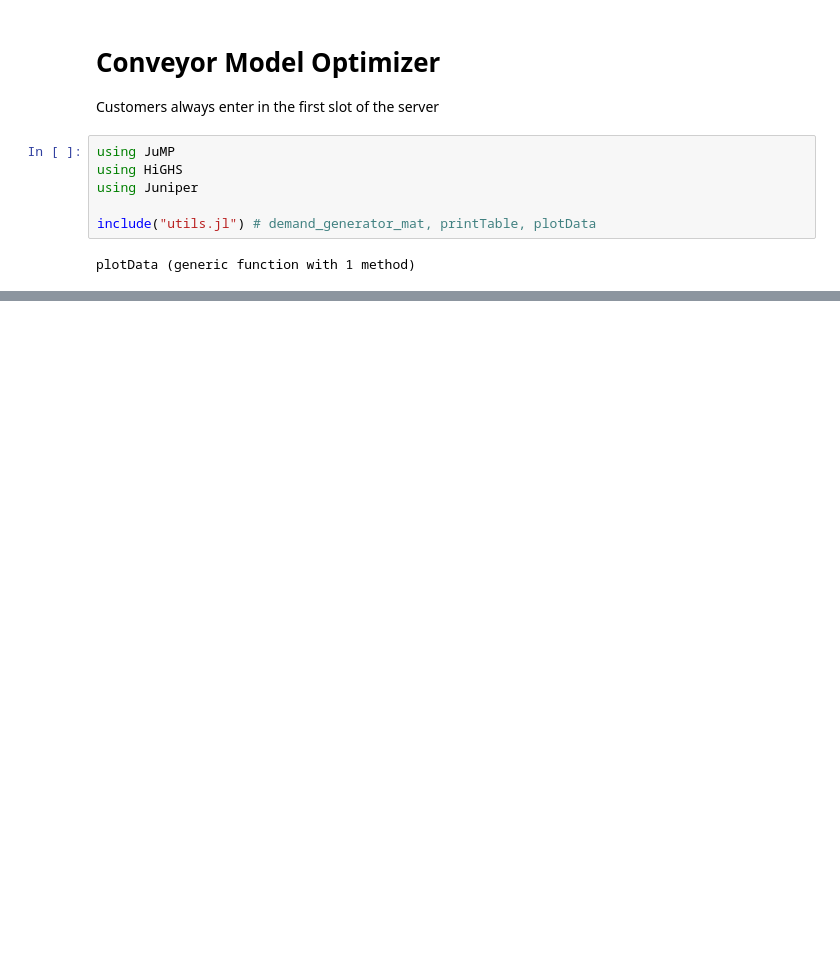
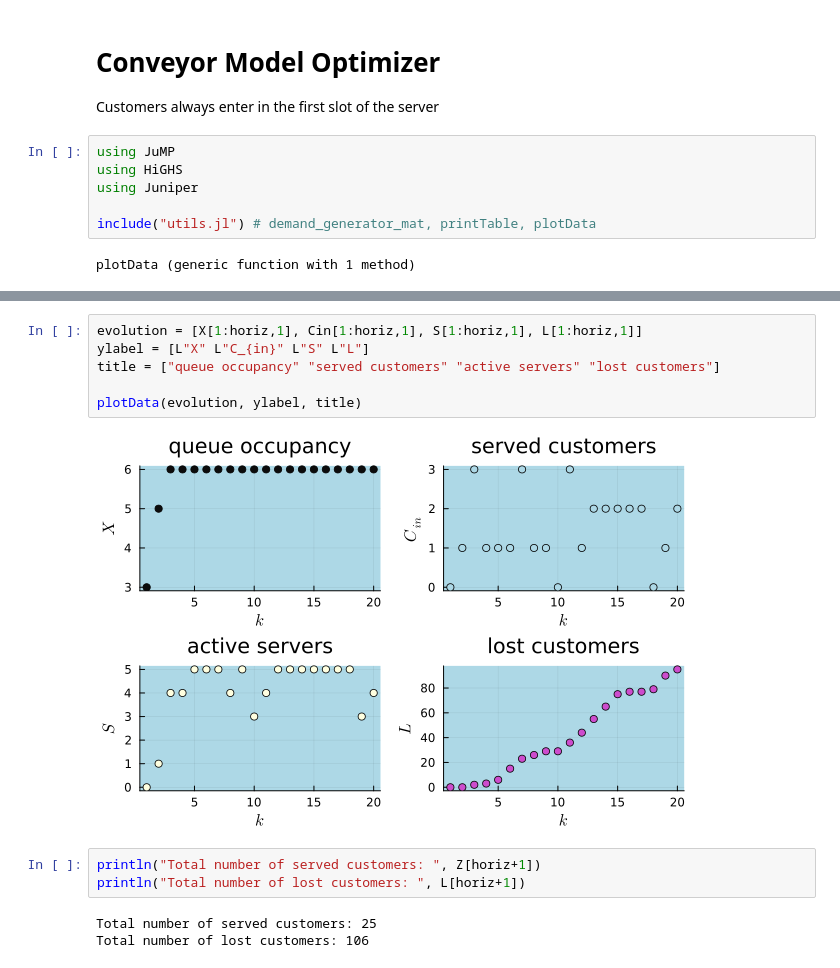
Before and after one commit to marina-daumas/tcc, a Jupyter notebook: v0_conveyor/optimizer.ipynb, the cells around one changed output, grey strips where cells are left out. Drawn from its saved outputs; the diff is of its cells as text; blank space fills up the shorter version.

```diff
--- a/v0_conveyor/optimizer.ipynb
+++ b/v0_conveyor/optimizer.ipynb
@@ -465,0 +540,14 @@ display(Sc[2,:,:])
+# %%
+evolution = [X[1:horiz,1], Cin[1:horiz,1], S[1:horiz,1], L[1:horiz,1]]
+ylabel = [L"X" L"C_{in}" L"S" L"L"]
+title = ["queue occupancy" "served customers" "active servers" "lost customers"]
+
+plotData(evolution, ylabel, title)
+# %% [output]
+[figure, added]
+# %%
+println("Total number of served customers: ", Z[horiz+1])
+println("Total number of lost customers: ", L[horiz+1])
+# %% [output]
+Total number of served customers: 25
+Total number of lost customers: 106
```
Also changed, not shown: parts of 17 cells of this notebook.
